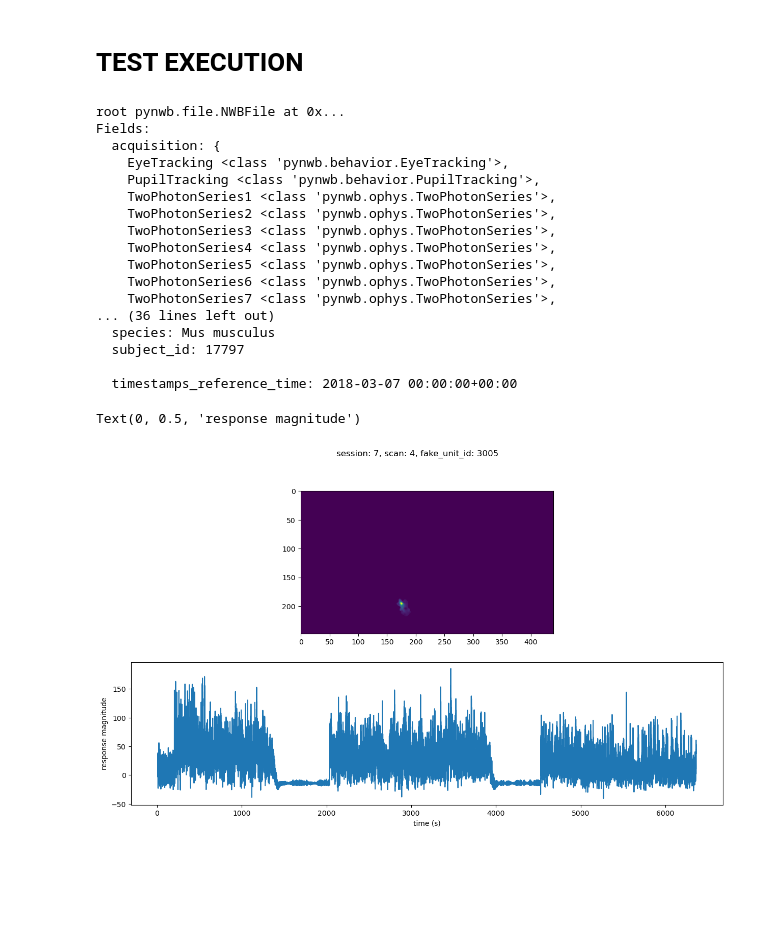
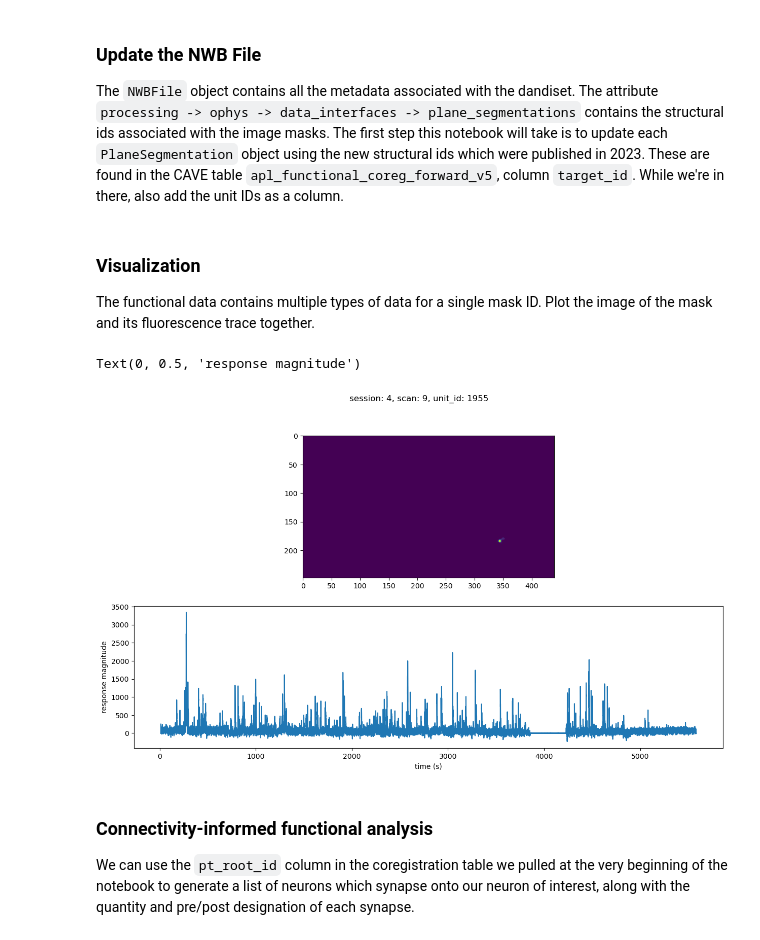
Before and after one commit to aplbrain/neurodatarehack2023, a Jupyter notebook: microns-nwb.ipynb, the cells around one changed output. Saved outputs shown, nothing was run; the diff lists cells and outputs as text; code cells hidden in the pictures; blank space fills up the shorter version.

Commit message:
Reorganize the example notebook with tons of comments

```diff
--- a/microns-nwb.ipynb
+++ b/microns-nwb.ipynb
@@ -24,10 +68,9 @@ cave = CAVEclient("minnie65_phase3_v1")
 # %%
+coreg_row = random.randint(1, len(coreg))
+scan_unit_row = scan_units.loc[coreg_row]
+
 dandiset_id = "000402"
-session_no = 7
-scan_no = 4
-file_path = f"sub-17797/sub-17797_ses-{session_no}-scan-{scan_no}_behavior+image+ophys.nwb"
-
-# Get the location of the file on DANDI
-with DandiAPIClient() as client:
-    asset = client.get_dandiset(dandiset_id, 'draft').get_asset_by_path(file_path)
-    s3_url = asset.get_content_url(follow_redirects=1, strip_query=True)
+session_no = scan_unit_row["session"]
+scan_no = scan_unit_row["scan_idx"]
+unit_id = scan_unit_row["unit_id"]
+display((session_no, scan_no, unit_id))
@@ -52 +109,5 @@ microns_data = io.read()
+# %% [markdown]
+### Update the NWB File
+
+The `NWBFile` object contains all the metadata associated with the dandiset. The attribute `processing -> ophys -> data_interfaces -> plane_segmentations` contains the structural ids associated with the image masks. The first step this notebook will take is to update each `PlaneSegmentation` object using the new structural ids which were published in 2023. These are found in the CAVE table `apl_functional_coreg_forward_v5`, column `target_id`. While we're in there, also add the unit IDs as a column.
 # %%
@@ -72,24 +135,21 @@ def find_column_by_name(table,col_name):
         if c.name == col_name:
             return c
 # %%
+# FYI: I commented out the pickled coreg table so that it's always pulled from cave. I think we should remove it all the way to reduce confusion.
+
 def update_microns_nwb_file(
     nwb: NWBFile,
-    coregistration_table="apl_functional_coreg_forward_v5",
-    scan_unit_path="./ScanUnit.pkl",
+    coreg,
+    scan_units,
     add_scan_units_to_nwb=True,
-    used_cache_coregistration_table=False,
-    cache_coregistration_table_path= "./apl_functional_coreg_forward_v5.pkl",
 
 ):
-    if used_cache_coregistration_table:
-        coreg = pd.read_pickle(cache_coregistration_table_path)
-    else:
-        cave = CAVEclient("minnie65_phase3_v1")
-        coreg = cave.materialize.query_table(coregistration_table)
 
     session, scan_idx = int(nwb.session_id.split('-')[0]), int(nwb.session_id.split('-')[2])
-    scan_units = pd.read_pickle(scan_unit_path)
-    scan_units = scan_units[(scan_units['session']==session) & (scan_units['scan_idx']==scan_idx)]
+    if session == 5 and scan_idx == 7:
+        print("Error: This file does not contain a unit_id column")
+        return
+    scan_units_modified = scan_units[(scan_units['session']==session) & (scan_units['scan_idx']==scan_idx)]
 
     image_segmentation = nwb.processing["ophys"].data_interfaces["ImageSegmentation"]
 
@@ -98,7 +158,7 @@ def update_microns_nwb_file(
 
         ps = image_segmentation.plane_segmentations.pop(ps_name)
         field = int(ps_name[-1])
-        field_scan_units = scan_units[scan_units['field'] == field]
+        field_scan_units = scan_units_modified[scan_units_modified['field'] == field]
         ps_df = ps[:]
         ps_df['mask_id'] = ps_df.index
         ps_df_with_units = ps_df.merge(field_scan_units, on='mask_id', how='left').drop(columns=[
@@ -124,28 +184,11 @@ def update_microns_nwb_file(
         image_segmentation.plane_segmentations.add(new_ps)
 
     return nwb
-# %% [markdown]
-# TEST EXECUTION
 # %%
-microns_data = update_microns_nwb_file(microns_data, used_cache_coregistration_table=True)
+# microns_data = update_microns_nwb_file(microns_data, used_cache_coregistration_table=False)
+microns_data = update_microns_nwb_file(microns_data, coreg, scan_units)
-# %%
-microns_data
-# %% [output]
-root pynwb.file.NWBFile at 0x...
-Fields:
-  acquisition: {
-    EyeTracking <class 'pynwb.behavior.EyeTracking'>,
-    PupilTracking <class 'pynwb.behavior.PupilTracking'>,
-    TwoPhotonSeries1 <class 'pynwb.ophys.TwoPhotonSeries'>,
-    TwoPhotonSeries2 <class 'pynwb.ophys.TwoPhotonSeries'>,
-    TwoPhotonSeries3 <class 'pynwb.ophys.TwoPhotonSeries'>,
-    TwoPhotonSeries4 <class 'pynwb.ophys.TwoPhotonSeries'>,
-    TwoPhotonSeries5 <class 'pynwb.ophys.TwoPhotonSeries'>,
-    TwoPhotonSeries6 <class 'pynwb.ophys.TwoPhotonSeries'>,
-    TwoPhotonSeries7 <class 'pynwb.ophys.TwoPhotonSeries'>,
-... (36 lines left out)
-  species: Mus musculus
-  subject_id: 17797
-
-  timestamps_reference_time: 2018-03-07 00:00:00+00:00
+# %% [markdown]
+### Visualization
+
+The functional data contains multiple types of data for a single mask ID. Plot the image of the mask and its fluorescence trace together.
 # %%
@@ -173,14 +217,18 @@ def get_time_series_data(unit_id):
 
     return mask_image, fluor_data, timestamps
 # %%
-unit_id = 3005
+# Plot the segmentation and fluorescence trace for the unit id
 mask_image, fluor, timestamps = get_time_series_data(unit_id)
 fig, (ax1, ax2) = plt.subplots(2, 1, figsize=(15, 8))
-fig.suptitle(f'session: {session_no}, scan: {scan_no}, fake_unit_id: {unit_id}')
+fig.suptitle(f'session: {session_no}, scan: {scan_no}, unit_id: {unit_id}')
 ax1.imshow(mask_image)
 ax2.plot(timestamps, fluor)
 ax2.set_xlabel("time (s)")
 ax2.set_ylabel("response magnitude")
 # %% [output]
 Text(0, 0.5, 'response magnitude')
-[figure, old version]
+[figure, new version]
+# %% [markdown]
+### Connectivity-informed functional analysis
+
+We can use the `pt_root_id` column in the coregistration table we pulled at the very beginning of the notebook to generate a list of neurons which synapse onto our neuron of interest, along with the quantity and pre/post designation of each synapse.
```
Also changed, not shown: parts of 16 cells of this notebook.
